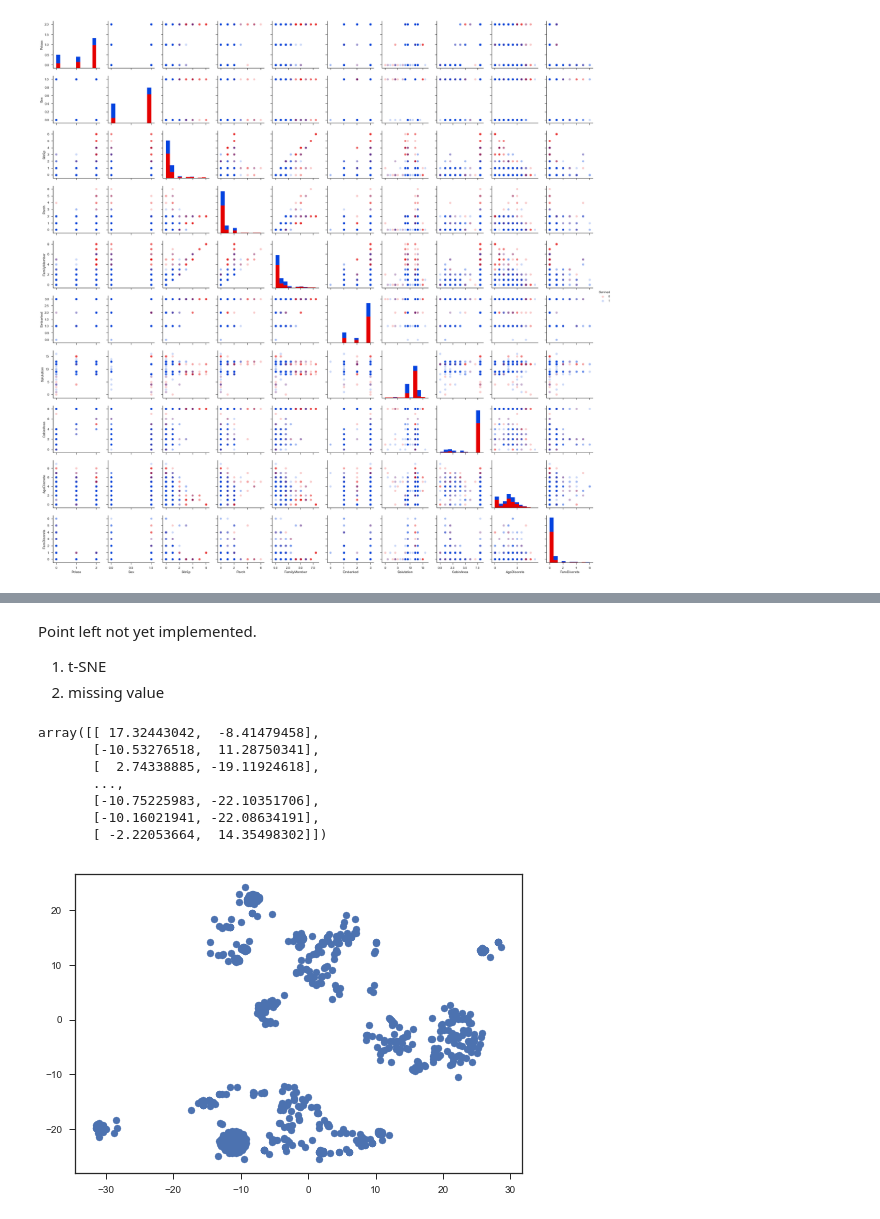
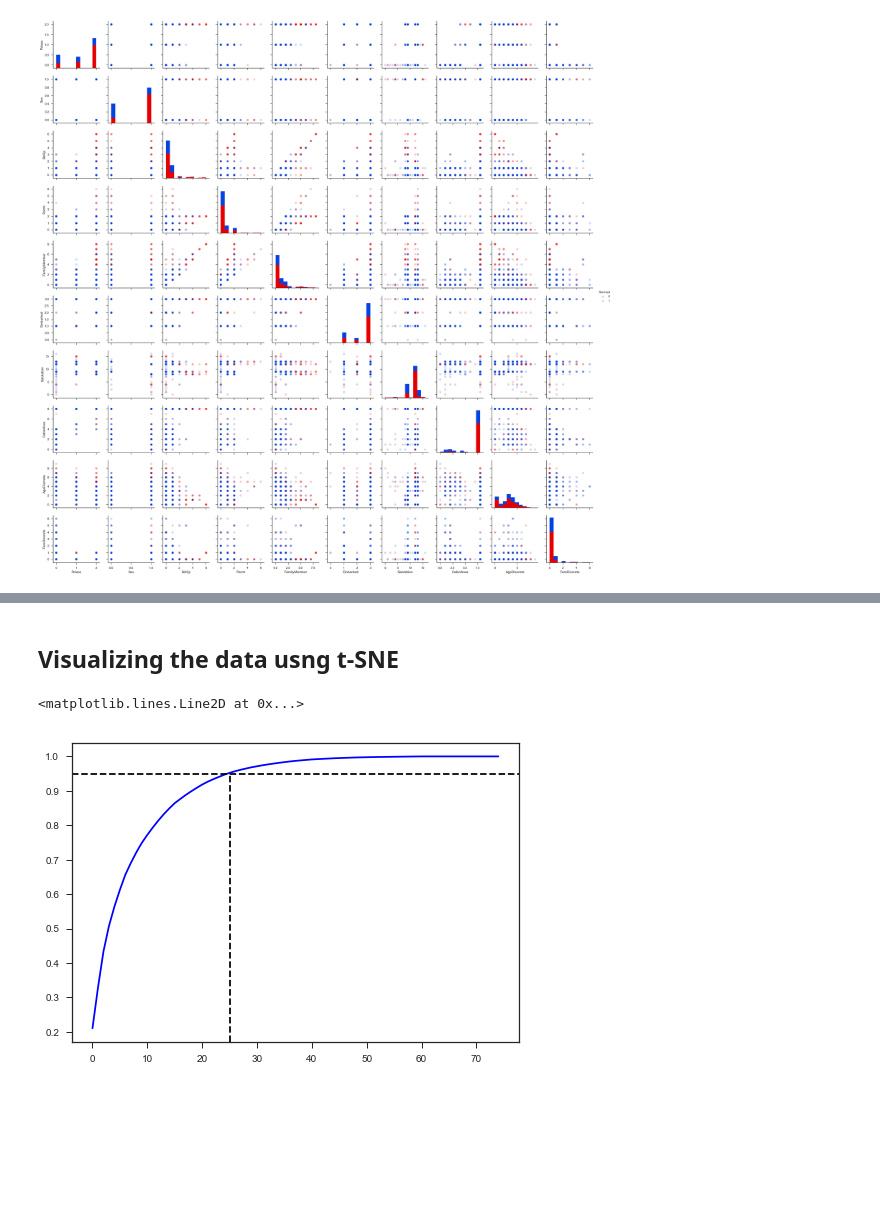
Before and after one commit to ymlai87416/PythonPlayground, a Jupyter notebook: DataScience/Kaggle/Titanic Machine Learning from Disaster/Titanic (Data Preparation).ipynb, the cells around one changed output, grey strips where cells are left out. Drawn from its saved outputs; the diff is of its cells as text; code cells hidden in the pictures; blank space fills up the shorter version.

```diff
--- a/DataScience/Kaggle/Titanic Machine Learning from Disaster/Titanic (Data Preparation).ipynb
+++ b/DataScience/Kaggle/Titanic Machine Learning from Disaster/Titanic (Data Preparation).ipynb
@@ -458,26 +463,30 @@ r_predictions = [int(round(value)) for value in r_pred]
 submission_df = pandas.DataFrame(index=test_dataset.index, columns=["Survived"])
 submission_df["Survived"] = r_predictions
 submission_df.to_csv("submission_rf.csv", sep=',')
-# %% [markdown]
-Point left not yet implemented.
-
-1. t-SNE
-2. missing value
+# %% [markdown]
+## Visualizing the data usng t-SNE
+# %%
+from sklearn.decomposition import PCA
+#study pca
+
+columns = ["Pclass", "Sex", "SibSp", "Parch", "FamilyMember", "Embarked", "Salutation", "CabinArea", "AgeDiscrete", "FareDiscrete"]
+train_datasett_onehot = pandas.get_dummies(train_dataset, sparse=True, columns=columns)
+pca = PCA()
+pca.fit(train_datasett_onehot)
+cumsum = np.cumsum(pca.explained_variance_ratio_)
+
+plt.plot([i for i in range(len(cumsum))],cumsum,'b-')
+plt.axhline(y=0.95, xmin=0, xmax=1, hold=None, c='k', linestyle='--')
+plt.axvline(x=25, ymin=0, ymax=0.9, hold=None, c='k', linestyle='--')
+# %% [output]
+<matplotlib.lines.Line2D at 0x...>
+[figure, added]
 # %%
 import sklearn.manifold
 
+pca = PCA(n_components=25)
+train_ds_reduce = pca.fit_transform(train_datasett_onehot)
+
 tsne = sklearn.manifold.TSNE()
-X_reduce = tsne.fit_transform(X_train)
+train_tsne = pandas.DataFrame(tsne.fit_transform(train_ds_reduce))
+train_tsne["Survived"] = train_label
-# %% [output]
-array([[ 17.32443042,  -8.41479458],
-       [-10.53276518,  11.28750341],
-       [  2.74338885, -19.11924618],
-       ...,
-       [-10.75225983, -22.10351706],
-       [-10.16021941, -22.08634191],
-       [ -2.22053664,  14.35498302]])
-# %%
-plt.scatter(*zip(*X_reduce))
-plt.show()
-# %% [output]
-[figure, removed]
```
Also changed, not shown: parts of 7 cells of this notebook, 10 other files.
